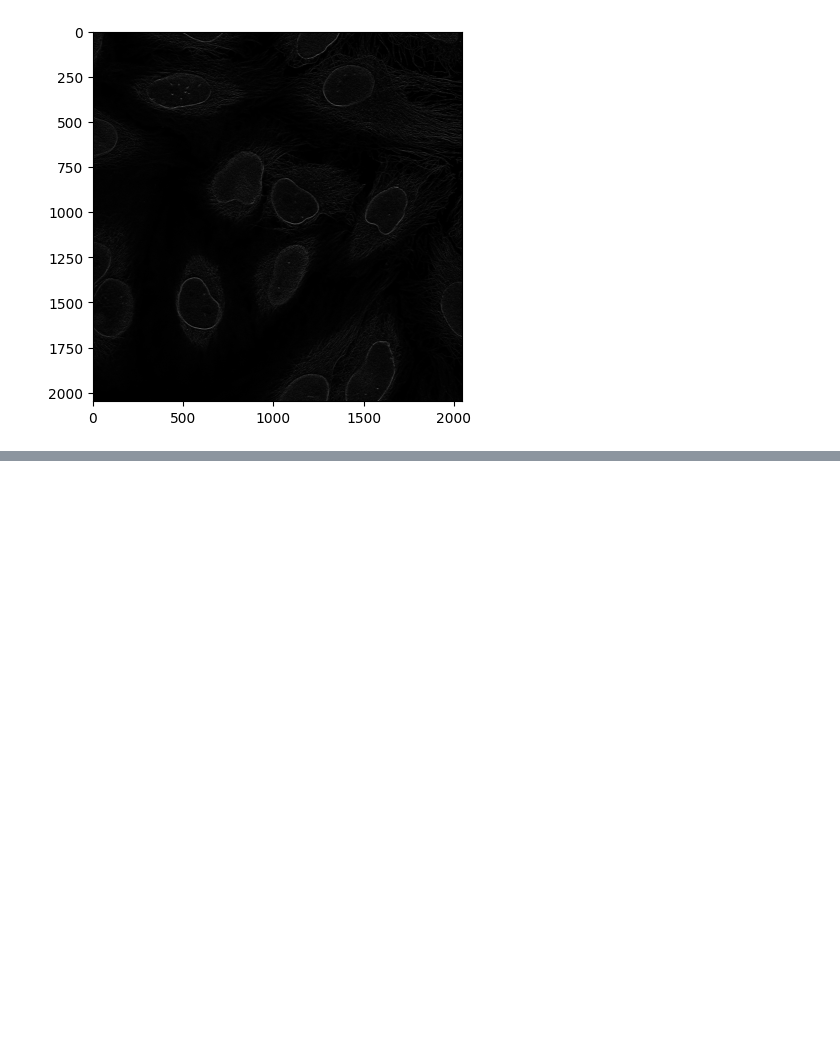
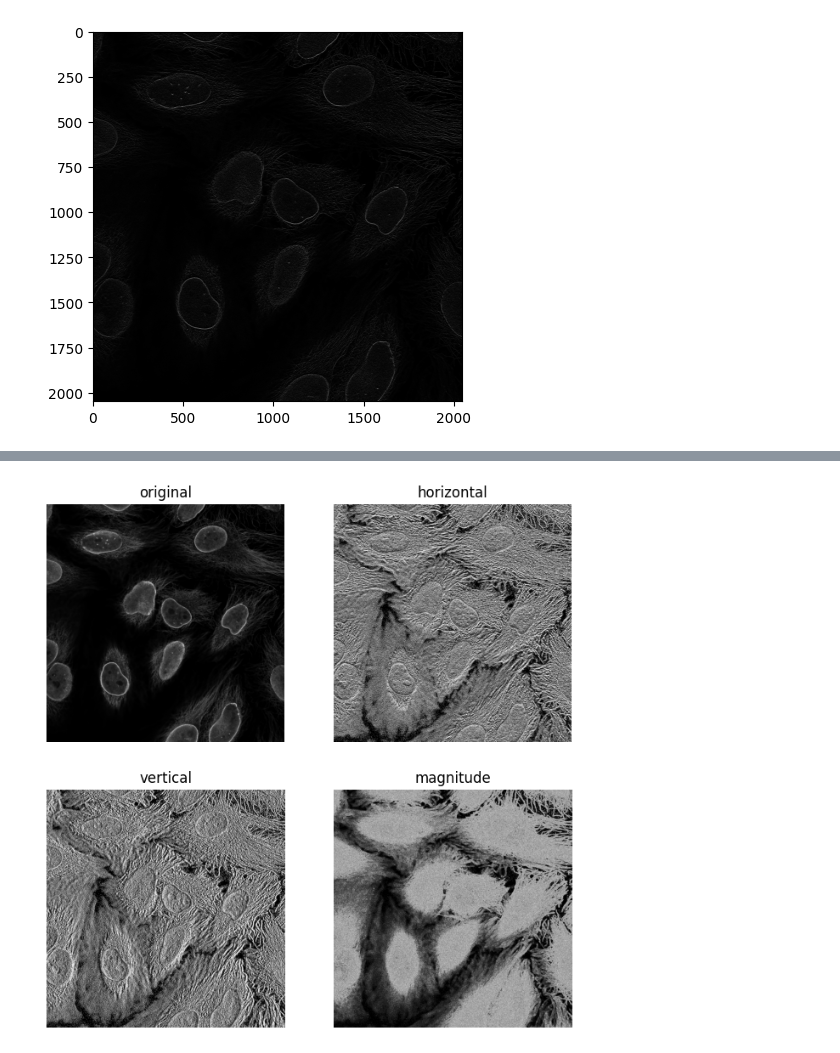
Before and after one commit to aiaaee/Analyse_Simple_Image, a Jupyter notebook: Image_Analyzing3.ipynb, the cells around one changed output, grey strips where cells are left out. Drawn from its saved outputs; the diff is of its cells as text; code cells hidden in the pictures; blank space fills up the shorter version.

```diff
--- a/Image_Analyzing3.ipynb
+++ b/Image_Analyzing3.ipynb
@@ -27,0 +37,19 @@ plt.imshow(Roberts , cmap='gray')
+# %%
+
+prewitt_h = ndimage.prewitt(img, axis=0)
+prewitt_v = ndimage.prewitt(img, axis=1)
+magnitude = np.sqrt(prewitt_h ** 2 + prewitt_v ** 2)
+magnitude *= 255 / np.max(magnitude) # Normalization
+fig, axes = plt.subplots(2, 2, figsize = (8, 8))
+plt.gray()
+axes[0, 0].imshow(img)
+axes[0, 1].imshow(prewitt_h)
+axes[1, 0].imshow(prewitt_v)
+axes[1, 1].imshow(magnitude)
+titles = ["original", "horizontal", "vertical", "magnitude"]
+for i, ax in enumerate(axes.ravel()):
+    ax.set_title(titles[i])
+    ax.axis("off")
+plt.show()
+# %% [output]
+[figure, added]
```
Also changed, not shown: parts of 2 cells of this notebook.
